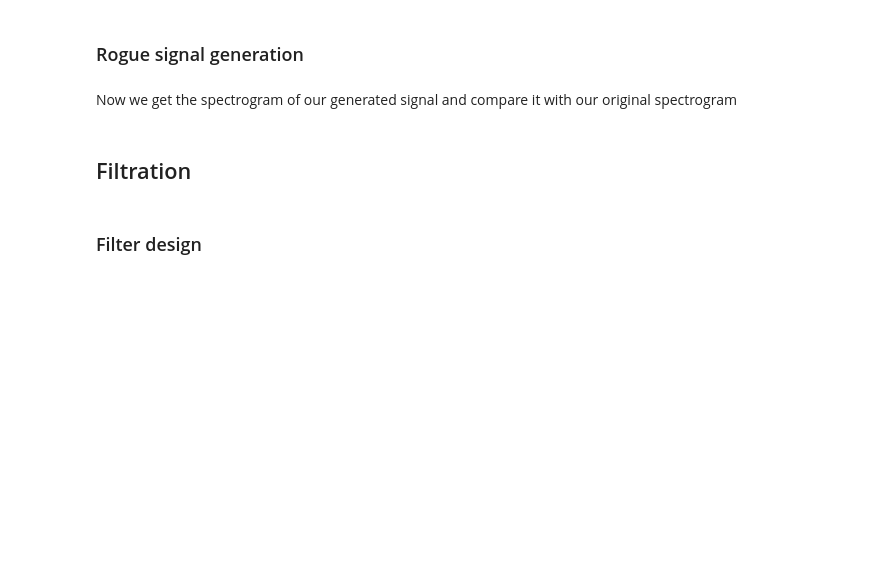
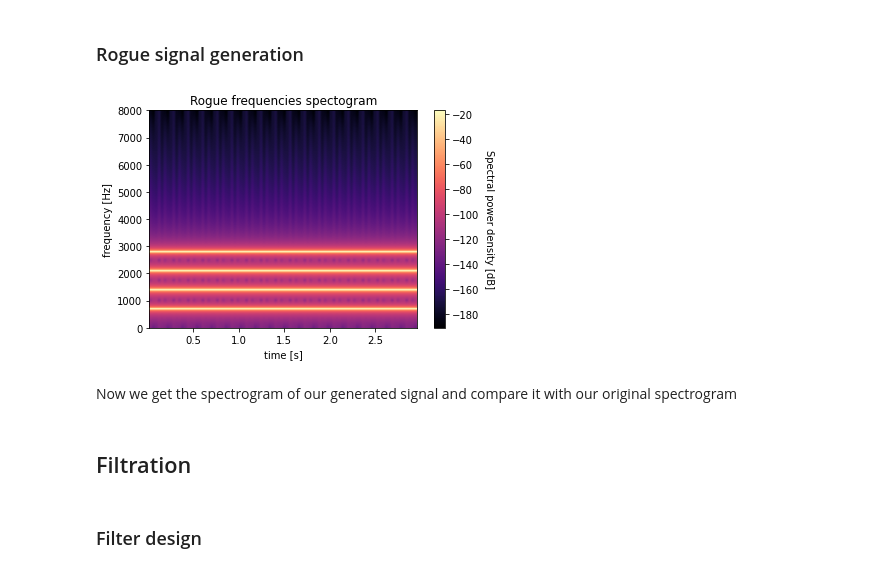
Before and after one commit to ddzibela/ISS, a Jupyter notebook: src/ISS.ipynb, the cells around one changed output. Saved outputs shown, nothing was run; the diff lists cells and outputs as text; code cells hidden in the pictures; blank space fills up the shorter version.

```diff
--- a/src/ISS.ipynb
+++ b/src/ISS.ipynb
@@ -80,14 +99,24 @@ for i in range(0, spectrum.shape[0]):
 # %%
 #create a 0 valued signal 3 seconds long
 rogueCosines = np.zeros(3 * samplingRate)
 #add the rogue frequencies
 n = np.linspace(0, 3, 3 * samplingRate, False)
 rogueCosines += np.cos(2 * np.pi * 700 * n)
 rogueCosines += np.cos(2 * np.pi * 1400 * n)
 rogueCosines += np.cos(2 * np.pi * 2100 * n)
 rogueCosines += np.cos(2 * np.pi * 2800 * n)
 #write the result to file
 io.wavfile.write('../audio/4cos.wav', samplingRate, rogueCosines)
+#and plot the spectrum
+plt.figure(6)
+plt.title('Rogue frequencies spectogram')
+plt.xlabel('time [s]')
+plt.ylabel('frequency [Hz]')
+plt.specgram(rogueCosines, 1024, noverlap=512, Fs=samplingRate, cmap='magma')
+cbar = plt.colorbar()
+cbar.set_label('Spectral power density [dB]', rotation=270, labelpad=15)
+# %% [output]
+[figure, added]
 # %% [markdown]
 Now we get the spectrogram of our generated signal and compare it with our original spectrogram
 # %% [markdown]
```
Also changed, not shown: parts of 14 cells of this notebook.
